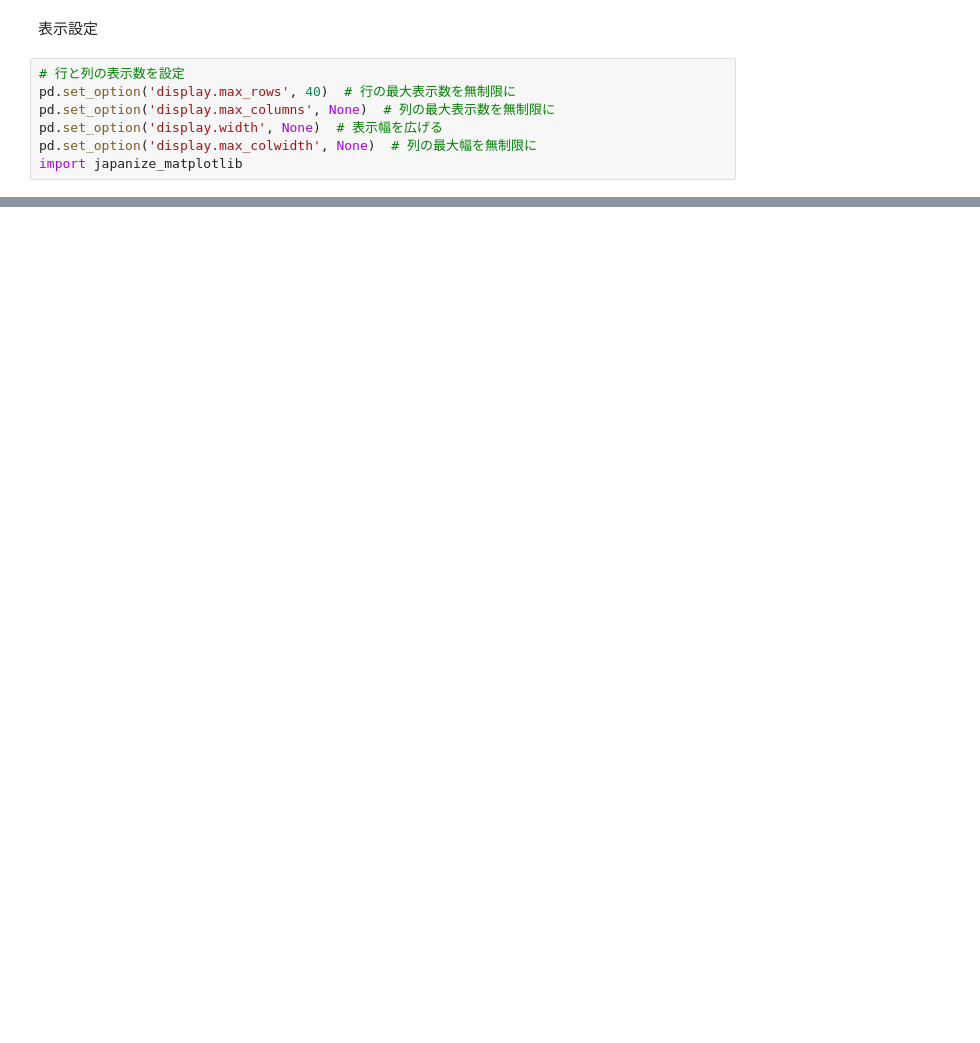
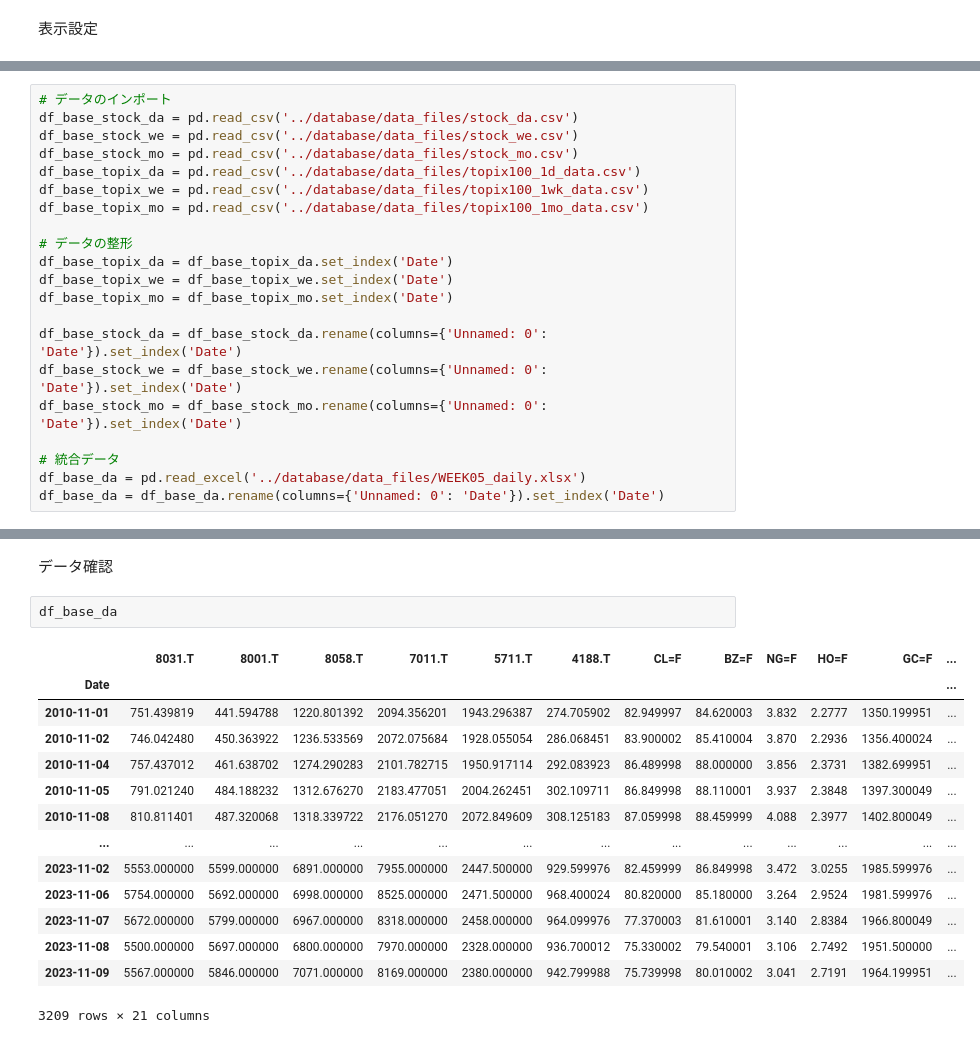
Before and after one commit to aguilarklyno/Fukuhara-Seminar, a Jupyter notebook: 23_11_24_week-05/main.ipynb, the cells around one changed output, grey strips where cells are left out. Saved outputs shown, nothing was run; the diff lists cells and outputs as text; blank space fills up the shorter version.

Commit message:
week05

```diff
--- a/23_11_24_week-05/main.ipynb
+++ b/23_11_24_week-05/main.ipynb
@@ -14,10 +34,3 @@ from Functions import (
   )
 # %% [markdown]
 表示設定
-# %%
-# 行と列の表示数を設定
-pd.set_option('display.max_rows', 40)  # 行の最大表示数を無制限に
-pd.set_option('display.max_columns', None)  # 列の最大表示数を無制限に
-pd.set_option('display.width', None)  # 表示幅を広げる
-pd.set_option('display.max_colwidth', None)  # 列の最大幅を無制限に
-import japanize_matplotlib
@@ -280,0 +72,21 @@ display_dataframes_with_buttons({
+# %%
+# データのインポート
+df_base_stock_da = pd.read_csv('../database/data_files/stock_da.csv')
+df_base_stock_we = pd.read_csv('../database/data_files/stock_we.csv')
+df_base_stock_mo = pd.read_csv('../database/data_files/stock_mo.csv')
+df_base_topix_da = pd.read_csv('../database/data_files/topix100_1d_data.csv')
+df_base_topix_we = pd.read_csv('../database/data_files/topix100_1wk_data.csv')
+df_base_topix_mo = pd.read_csv('../database/data_files/topix100_1mo_data.csv')
+
+# データの整形
+df_base_topix_da = df_base_topix_da.set_index('Date')
+df_base_topix_we = df_base_topix_we.set_index('Date')
+df_base_topix_mo = df_base_topix_mo.set_index('Date')
+
+df_base_stock_da = df_base_stock_da.rename(columns={'Unnamed: 0': 'Date'}).set_index('Date')
+df_base_stock_we = df_base_stock_we.rename(columns={'Unnamed: 0': 'Date'}).set_index('Date')
+df_base_stock_mo = df_base_stock_mo.rename(columns={'Unnamed: 0': 'Date'}).set_index('Date')
+
+# 統合データ
+df_base_da = pd.read_excel('../database/data_files/WEEK05_daily.xlsx')
+df_base_da = df_base_da.rename(columns={'Unnamed: 0': 'Date'}).set_index('Date')
@@ -280,0 +237,19 @@ display_dataframes_with_buttons({
+# %% [markdown]
+データ確認
+# %%
+df_base_da
+# %% [output]
+|  | 8031.T | 8001.T | 8058.T | 7011.T | 5711.T | 4188.T | CL=F | BZ=F | NG=F | HO=F | GC=F | ... |
+| Date |  |  |  |  |  |  |  |  |  |  |  | ... |
+| 2010-11-01 | 751.439819 | 441.594788 | 1220.801392 | 2094.356201 | 1943.296387 | 274.705902 | 82.949997 | 84.620003 | 3.832 | 2.2777 | 1350.199951 | ... |
+| 2010-11-02 | 746.042480 | 450.363922 | 1236.533569 | 2072.075684 | 1928.055054 | 286.068451 | 83.900002 | 85.410004 | 3.870 | 2.2936 | 1356.400024 | ... |
+| 2010-11-04 | 757.437012 | 461.638702 | 1274.290283 | 2101.782715 | 1950.917114 | 292.083923 | 86.489998 | 88.000000 | 3.856 | 2.3731 | 1382.699951 | ... |
+| 2010-11-05 | 791.021240 | 484.188232 | 1312.676270 | 2183.477051 | 2004.262451 | 302.109711 | 86.849998 | 88.110001 | 3.937 | 2.3848 | 1397.300049 | ... |
+| 2010-11-08 | 810.811401 | 487.320068 | 1318.339722 | 2176.051270 | 2072.849609 | 308.125183 | 87.059998 | 88.459999 | 4.088 | 2.3977 | 1402.800049 | ... |
+| ... | ... | ... | ... | ... | ... | ... | ... | ... | ... | ... | ... | ... |
+| 2023-11-02 | 5553.000000 | 5599.000000 | 6891.000000 | 7955.000000 | 2447.500000 | 929.599976 | 82.459999 | 86.849998 | 3.472 | 3.0255 | 1985.599976 | ... |
+| 2023-11-06 | 5754.000000 | 5692.000000 | 6998.000000 | 8525.000000 | 2471.500000 | 968.400024 | 80.820000 | 85.180000 | 3.264 | 2.9524 | 1981.599976 | ... |
+| 2023-11-07 | 5672.000000 | 5799.000000 | 6967.000000 | 8318.000000 | 2458.000000 | 964.099976 | 77.370003 | 81.610001 | 3.140 | 2.8384 | 1966.800049 | ... |
+| 2023-11-08 | 5500.000000 | 5697.000000 | 6800.000000 | 7970.000000 | 2328.000000 | 936.700012 | 75.330002 | 79.540001 | 3.106 | 2.7492 | 1951.500000 | ... |
+| 2023-11-09 | 5567.000000 | 5846.000000 | 7071.000000 | 8169.000000 | 2380.000000 | 942.799988 | 75.739998 | 80.010002 | 3.041 | 2.7191 | 1964.199951 | ... |
+3209 rows × 21 columns
```
Also changed, not shown: parts of 104 cells of this notebook, 4 other files.
